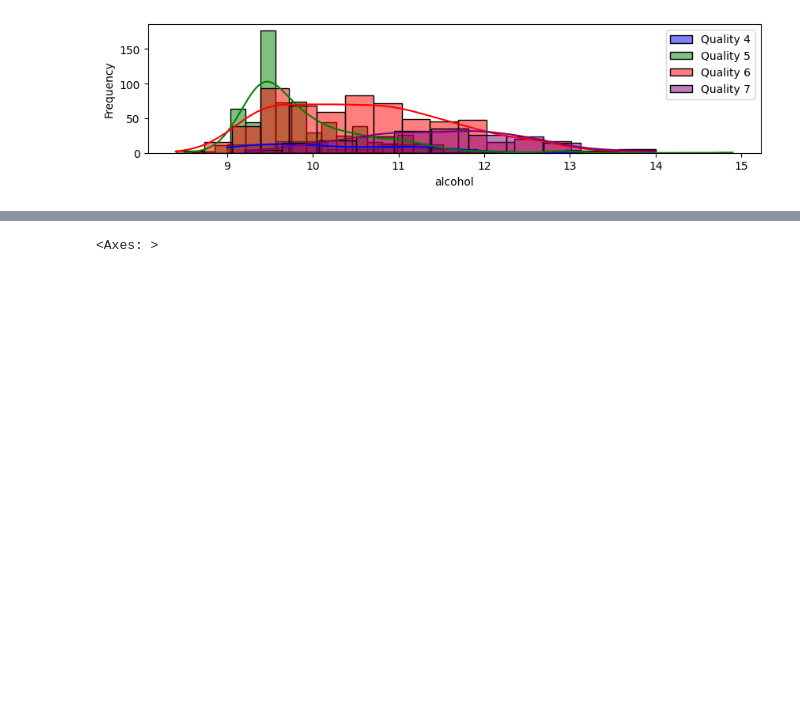
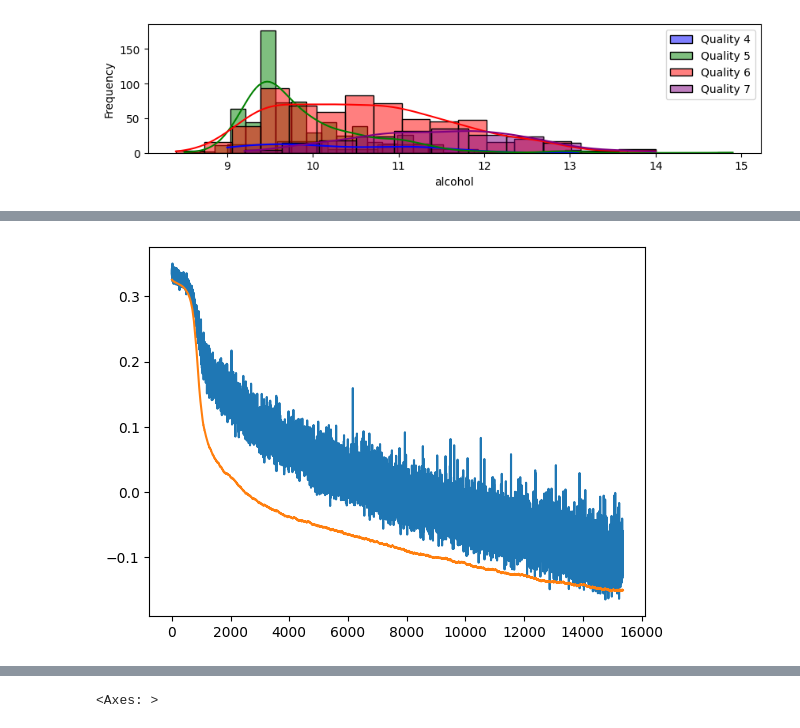
Before and after one commit to gnauhuhsaij/WineScape, a Jupyter notebook: datasetup/2024-datathon-draft.ipynb, the cells around one changed output, grey strips where cells are left out. Cells and saved outputs as stored; diff of their text form; code cells hidden in the pictures; blank space fills up the shorter version.

```diff
--- a/datasetup/2024-datathon-draft.ipynb
+++ b/datasetup/2024-datathon-draft.ipynb
@@ -151,41 +172,59 @@ class Net(nn.Module):
         x = self.fc3(x)
         return x
 # %%
-for size in [16, 32, 64, 128, 256, 1024, 4096]:
-    model = Net(size)
+model = Net(256)
 
-    class_weights = compute_class_weight(class_weight='balanced', classes=np.unique(y_train), y=y_train)
-    class_weights_tensor = torch.tensor(class_weights, dtype=torch.float32)
+class_weights = compute_class_weight(class_weight='balanced', classes=np.unique(y_train), y=y_train)
+class_weights_tensor = torch.tensor(class_weights, dtype=torch.float32)
 
-    criterion = nn.CrossEntropyLoss(weight=class_weights_tensor)
-    # criterion = nn.CrossEntropyLoss()
-    optimizer = optim.Adam(model.parameters(), lr=0.0001)
+criterion = nn.CrossEntropyLoss(weight=class_weights_tensor)
+# criterion = nn.CrossEntropyLoss()
+optimizer = optim.Adam(model.parameters(), lr=0.00001)
 
-    # Training the model
-    num_epochs = 1000  # You can adjust this
-    training_loss = []
-    val_loss = []
+# Training the model
+num_epochs = 20000  # You can adjust this
+training_loss = []
+val_loss = []
+earlystop = 0
+min = 100
 
-    for epoch in range(num_epochs):
-        model.train()
-        for inputs, labels in train_loader:
-            # Forward pass
-            outputs = model(inputs)
-            loss = criterion(outputs.squeeze(), labels.long())
+for epoch in range(num_epochs):
+    model.train()
+    running_loss = 0.0
+    for inputs, labels in train_loader:
+        # Forward pass
+        outputs = model(inputs)
+        loss = criterion(outputs.squeeze(), labels.long())
 
-            # Backward and optimize
-            optimizer.zero_grad()
-            loss.backward()
-            optimizer.step()
-        training_loss.append(np.log(loss.item()))
-        # print(f'Epoch [{epoch+1}/{num_epochs}], Loss: {loss.item():.4f}')
-        model.eval()
-        for val_inputs, val_labels in val_loader:
-            val_outputs = model(val_inputs)
-            valloss = criterion(val_outputs.squeeze(), val_labels.long())
-        val_loss.append(np.log(valloss.item()))
+        # Backward and optimize
+        optimizer.zero_grad()
+        loss.backward()
+        optimizer.step()
+        running_loss += loss.item()
+    training_loss.append(np.log(running_loss / len(train_loader)))
+    # print(f'Epoch [{epoch+1}/{num_epochs}], Loss: {loss.item():.4f}')
 
-    print(size, val_loss[-1])
-# sns.lineplot(training_loss)
-# sns.lineplot(val_loss)
+
+    model.eval()
+    val_running_loss = 0.0
+    for val_inputs, val_labels in val_loader:
+        val_outputs = model(val_inputs)
+        valloss = criterion(val_outputs.squeeze(), val_labels.long())
+        val_running_loss += valloss.item()
+    val_loss.append(np.log(val_running_loss / len(val_loader)))
+
+    if val_loss[-1] > min:
+        earlystop += 1
+    else:
+        earlystop = 0
+        min = val_loss[-1]
+    if earlystop >= 400:
+        break
+    if epoch % 500 == 499:
+        print("epoch:", epoch, "loss:", val_loss[-1])
+
+
+print(val_loss[-1])
+sns.lineplot(training_loss)
+sns.lineplot(val_loss)
 # %% [output]
@@ -198,0 +249 @@ for size in [16, 32, 64, 128, 256, 1024, 4096]:
+[figure, added]
```
Also changed, not shown: parts of 18 cells of this notebook, 1 other file.
